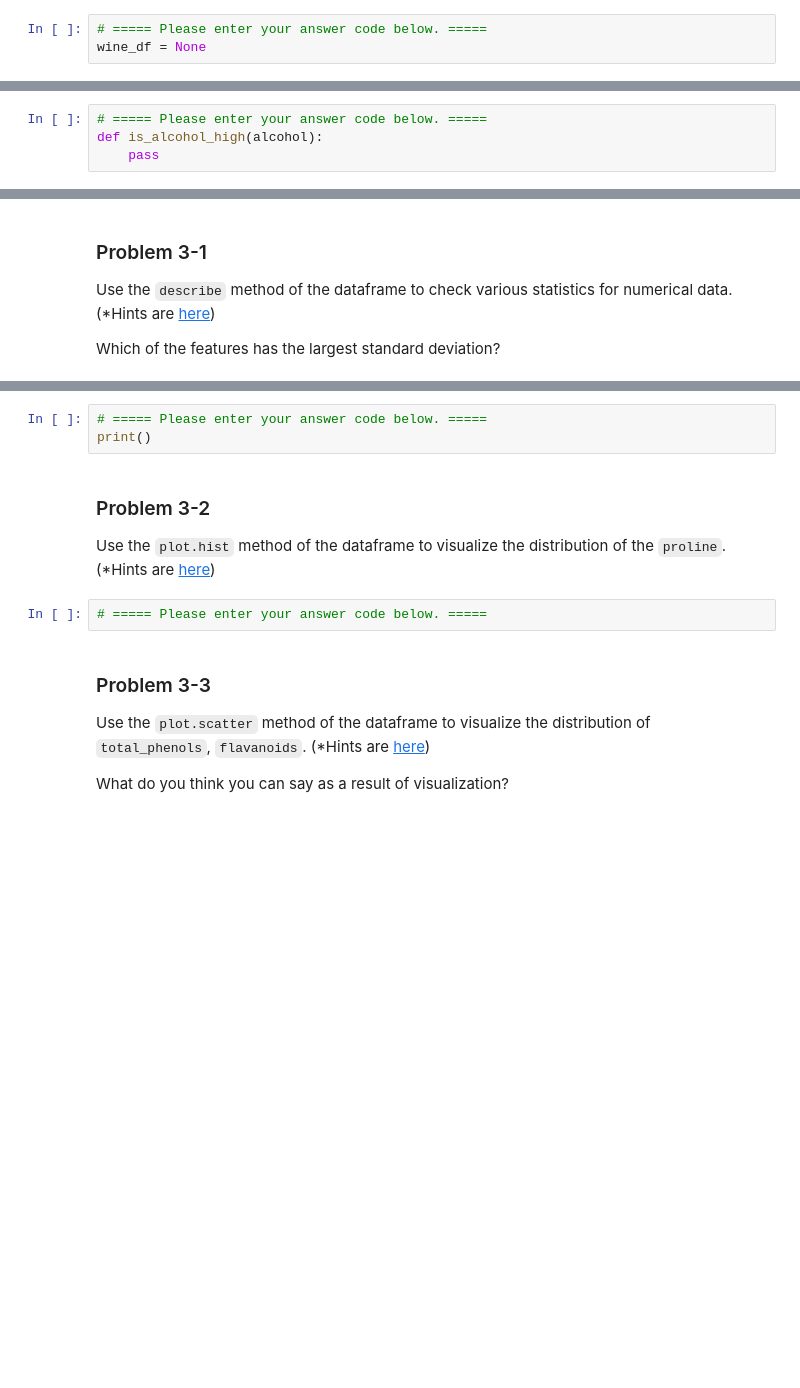
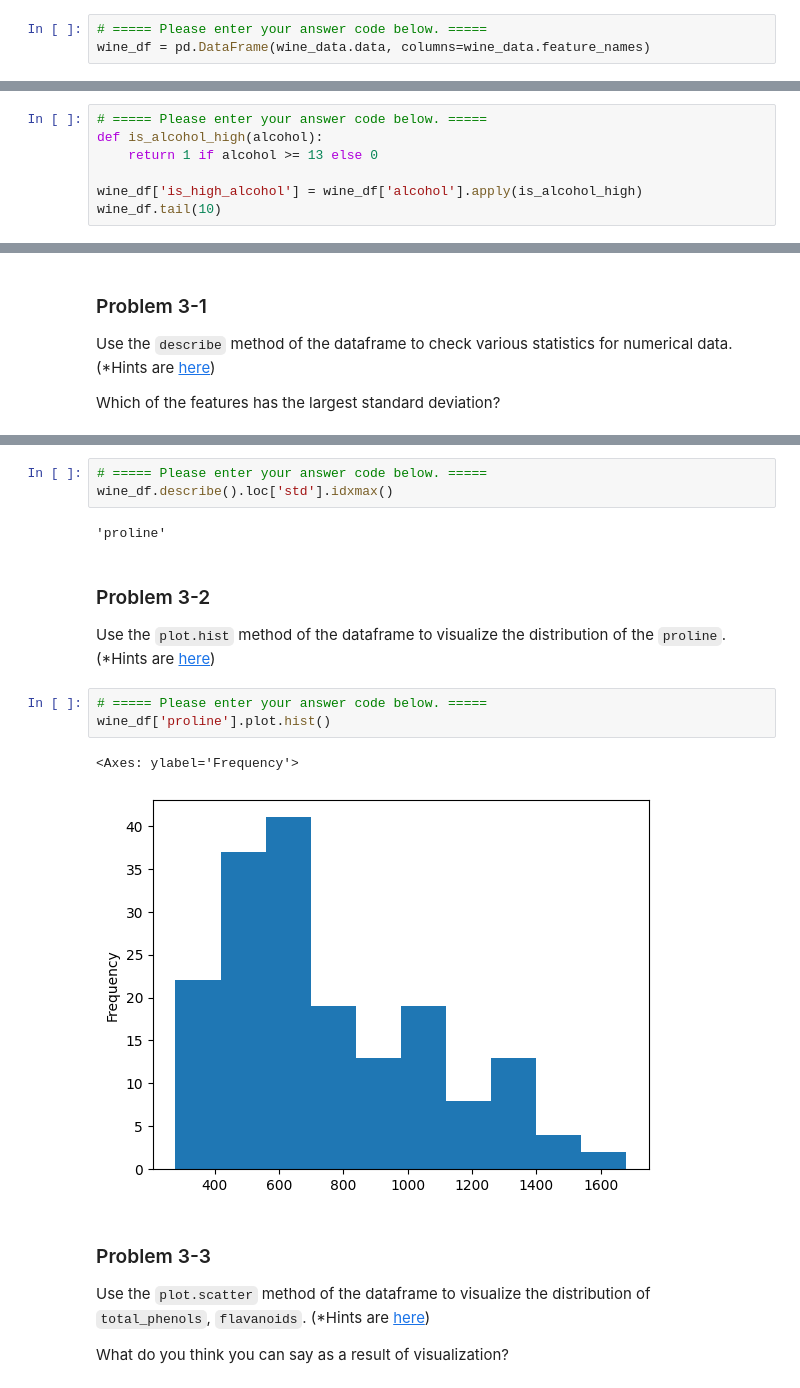
Before and after one commit to mercari-build/mercari-build-training, a Jupyter notebook: extra/extra-01-data-analysis-en.ipynb, the cells around one changed output, grey strips where cells are left out. Saved outputs shown, nothing was run; the diff lists cells and outputs as text; blank space fills up the shorter version.

```diff
--- a/extra/extra-01-data-analysis-en.ipynb
+++ b/extra/extra-01-data-analysis-en.ipynb
@@ -72,7 +123,7 @@ Extract and output only `data` from the data set `wine_data` read above. (*Hints
 Convert the data read in problem 1-1 into a pandas dataframe. Then, use `wine_df` for the variable name and `wine_data.feature_names` for the column name. (*Hints are [here](https://pandas.pydata.org/docs/reference/api/pandas.DataFrame.html))
 # %%
 # ===== Please enter your answer code below. =====
-wine_df = None
+wine_df = pd.DataFrame(wine_data.data, columns=wine_data.feature_names)
 # %% [markdown]
 ### Problem 1-3
 
@@ -152,4 +291,7 @@ Once created, check the results by outputting the bottom 10 rows.
 # %%
 # ===== Please enter your answer code below. =====
 def is_alcohol_high(alcohol):
-    pass
+    return 1 if alcohol >= 13 else 0
+
+wine_df['is_high_alcohol'] = wine_df['alcohol'].apply(is_alcohol_high)
+wine_df.tail(10)
@@ -170,12 +335,18 @@ Which of the features has the largest standard deviation?
 # %%
 # ===== Please enter your answer code below. =====
-print()
+wine_df.describe().loc['std'].idxmax()
+# %% [output]
+'proline'
 # %% [markdown]
 ### Problem 3-2
 
 Use the `plot.hist` method of the dataframe to visualize the distribution of the `proline`. (*Hints are [here](https://pandas.pydata.org/docs/reference/api/pandas.DataFrame.plot.hist.html))
 # %%
 # ===== Please enter your answer code below. =====
+wine_df['proline'].plot.hist()
+# %% [output]
+<Axes: ylabel='Frequency'>
+[figure, added]
 # %% [markdown]
 ### Problem 3-3
 
```
Also changed, not shown: parts of 18 cells of this notebook.
